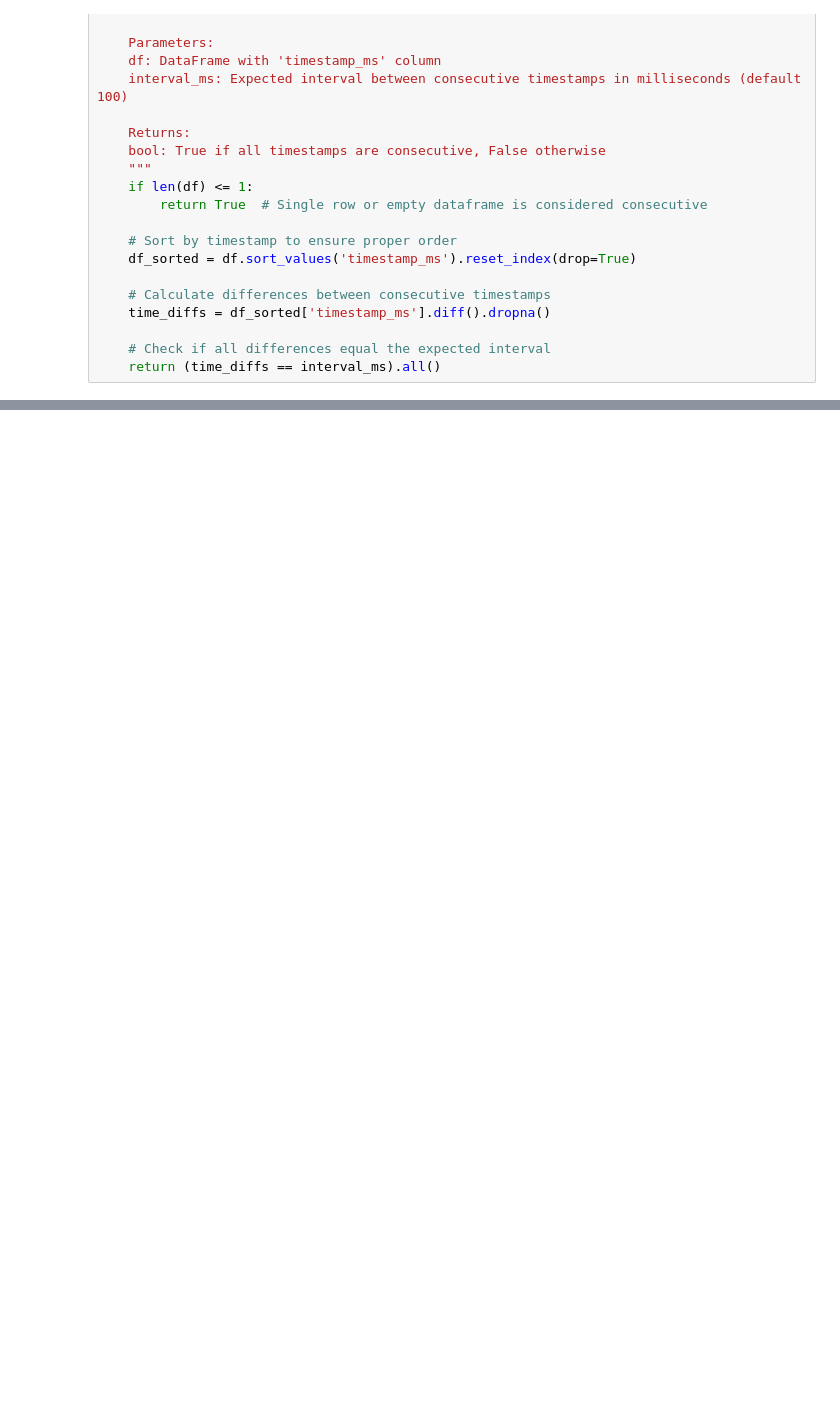
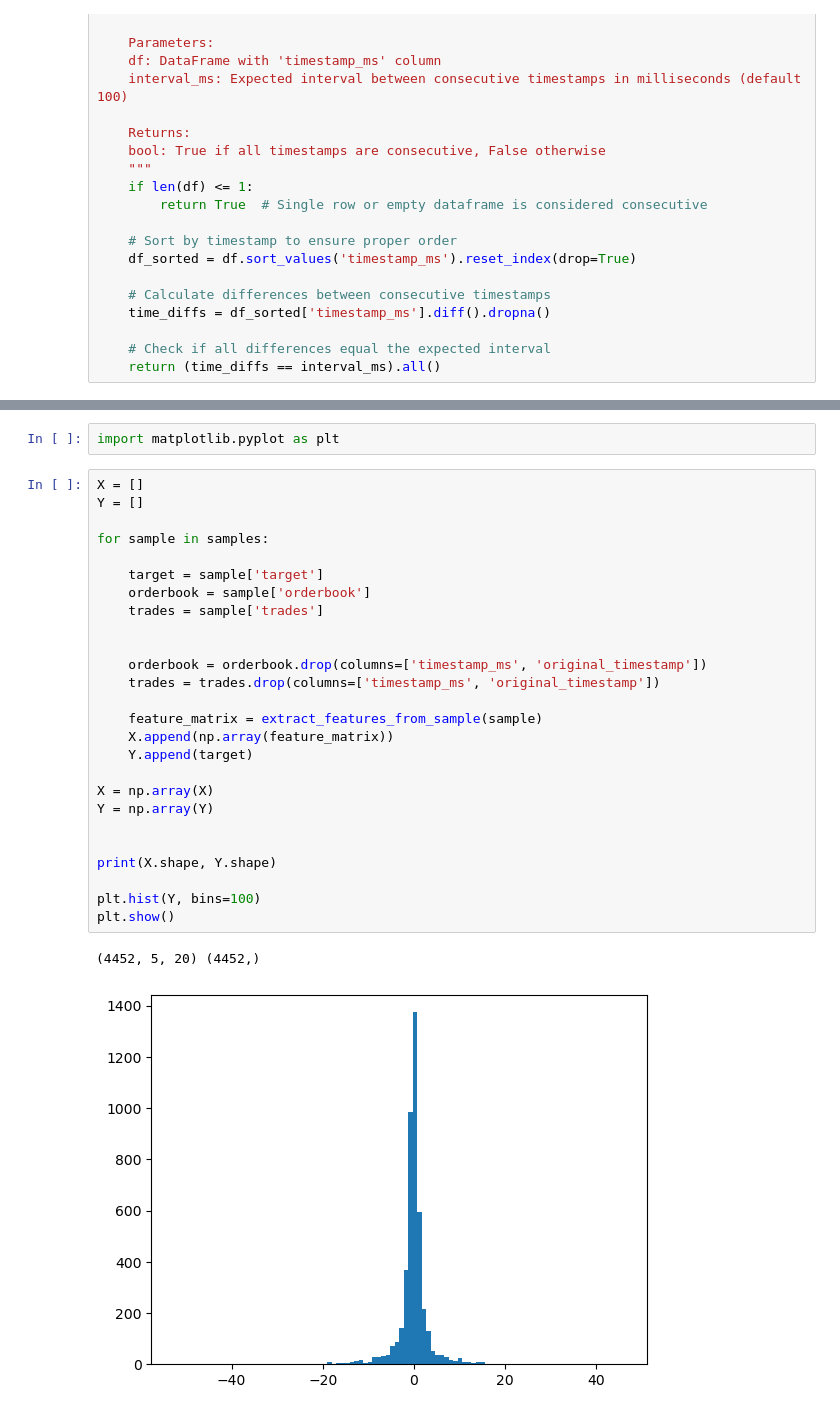
Before and after one commit to chrispyroberts/prediction-markets, a Jupyter notebook: crypto/database_model_training.ipynb, the cells around one changed output, grey strips where cells are left out. Saved outputs shown, nothing was run; the diff lists cells and outputs as text; blank space fills up the shorter version.

```diff
--- a/crypto/database_model_training.ipynb
+++ b/crypto/database_model_training.ipynb
@@ -395,0 +440,31 @@ print(len(samples))
+# %%
+import matplotlib.pyplot as plt
+# %%
+X = []
+Y = []
+
+for sample in samples:
+
+    target = sample['target']
+    orderbook = sample['orderbook']
+    trades = sample['trades']
+
+
+    orderbook = orderbook.drop(columns=['timestamp_ms', 'original_timestamp'])
+    trades = trades.drop(columns=['timestamp_ms', 'original_timestamp'])
+
+    feature_matrix = extract_features_from_sample(sample)
+    X.append(np.array(feature_matrix))
+    Y.append(target)
+
+X = np.array(X)
+Y = np.array(Y)
+
+
+print(X.shape, Y.shape)
+
+plt.hist(Y, bins=100)
+plt.show()
+# %% [output]
+(4452, 5, 20) (4452,)
+[figure, added]
```
Also changed, not shown: parts of 17 cells of this notebook, 3 other files.
